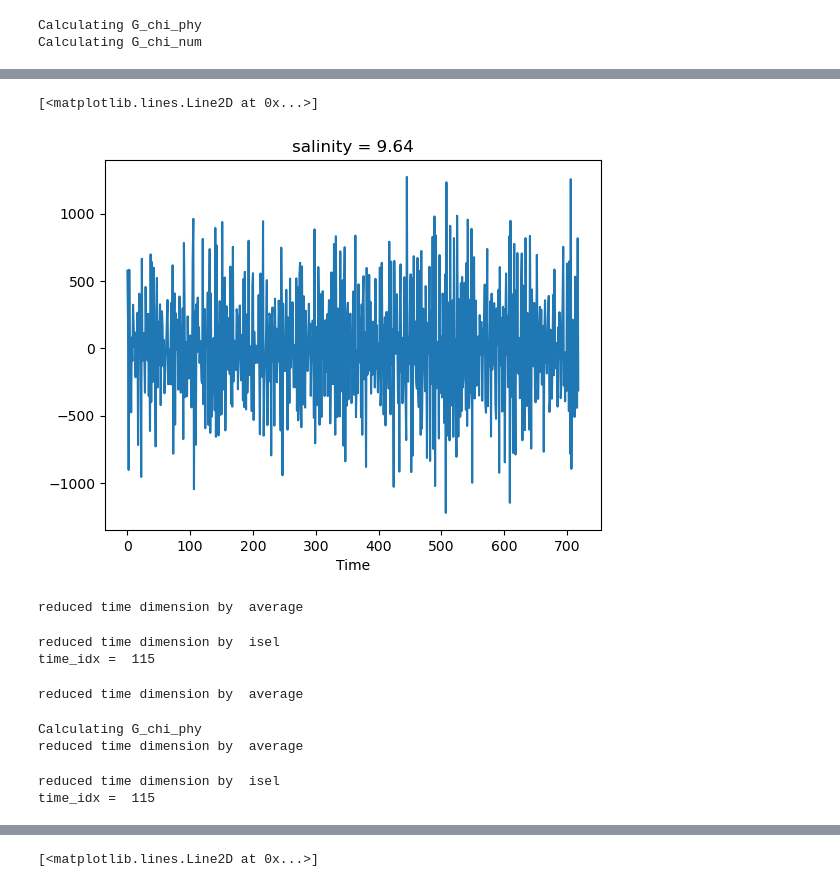
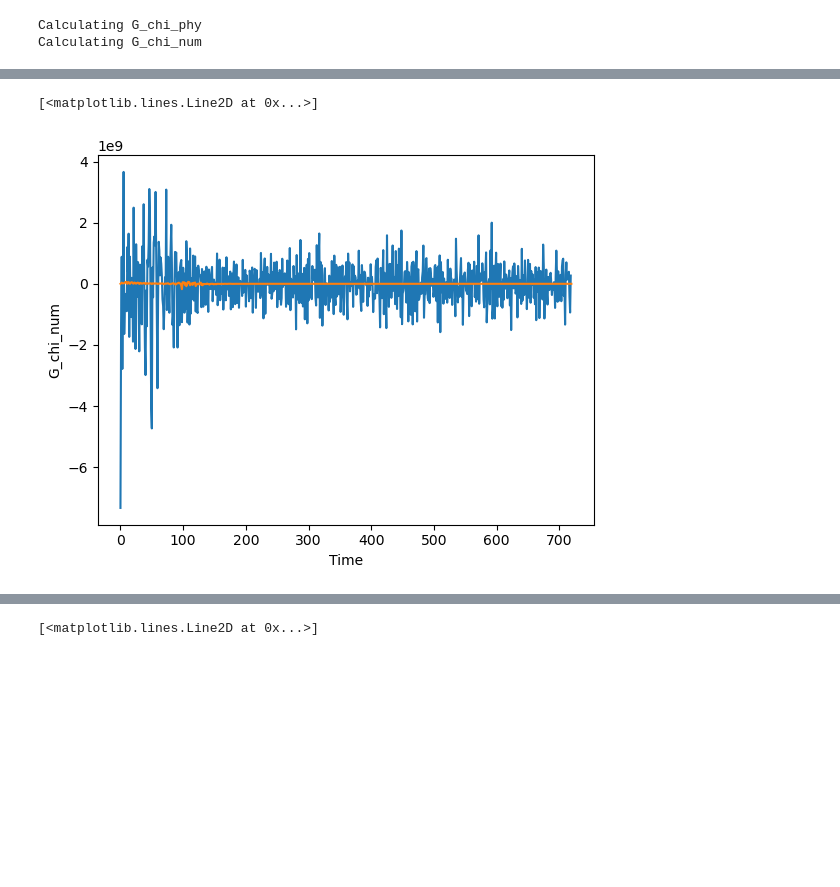
Before and after one commit to kailauyeda/WMT_DVD, a Jupyter notebook: bichan/analysis/preliminary_analysis.ipynb, the cells around one changed output, grey strips where cells are left out. Cells and saved outputs as stored; diff of their text form; code cells hidden in the pictures; blank space fills up the shorter version.

```diff
--- a/bichan/analysis/preliminary_analysis.ipynb
+++ b/bichan/analysis/preliminary_analysis.ipynb
@@ -128,0 +133,4 @@ salinityHorMixTendency
+# %%
+for i in ds_output.data_vars:
+    if 'urface' in i:
+        print(i)
@@ -393,13 +354,0 @@ da_F_tendency_transformed = grid_nVertLevels.transform(tendency_F, # data we wan
-# %%
-for i in range(0,720):
-    diff = da_F_tendency_transformed.isel(Time=i).sum() - tendency_F.isel(Time=i).sum()
-    if np.abs(diff) > 1:
-        print('Time_idx where tendency is not conserved ', i)
-
-diff_array= ([])
-for i in range(0,360):
-    diff = da_F_tendency_transformed.isel(Time=0, nCells=i).sum() - tendency_F.isel(Time=0,nCells=i).sum()
-    if np.abs(diff) > 1:
-        print('nCells_idx = ', i)
-        diff_array = np.append(diff_array, diff)
-print('total difference = ', np.sum(diff_array))
@@ -715,6 +543,7 @@ grid_nVertLevels = Grid(ds_output, coords={'Z' : {'center' : 'nVertLevels', 'out
                             autoparse_metadata=False)
 # mass of every grid cell in z coords
 mass = ds_output.density * ds_output.layerThickness * mesh.areaCell
+mass = rho_0 * ds_output.layerThickness * mesh.areaCell
 
 # then remap into salinity space
 mass_transform = grid_nVertLevels.transform(mass,
@@ -765,7 +559,8 @@ nCells 0-10: diff =  0.0
 # %%
 # calculate dM>= / dt
 # take the sum of vertical cumsums (all mass below the surface for all nCells)
-dM = vert_int_mass.diff(dim = 'Time')
+dM = vert_int_mass[1:,:,:] - vert_int_mass[:-1,:,:]
+
 dt = 2 * 60 * 60 # dt = 2 hrs, need to get into units of seconds
 dM_dt = (dM / dt).transpose('salinity','nCells','Time')
 
@@ -823,29 +666,6 @@ Text(0.5, 1.0, 'Time-averaged WMT budget for $\\mathcal{M}_{\\geq}$')
 # %%
-dM_dt.sum(dim='nCells').isel(salinity=0).plot()
+G_F_num.sum(dim=['salinity','nCells']).plot()
+G_phy_comp_ds.G_chi_num.sum(dim=['salinity','nCells']).plot()
 # %% [output]
 [<matplotlib.lines.Line2D at 0x...>]
-[figure, old version]
+[figure, new version]
-# %%
-G_F_phy_avg, cumsum_G_F_phy_avg = vertical_cumsum(G_phy_comp_ds, 'G_F_phy_center', 'average')
-# %% [output]
-reduced time dimension by  average
-# %%
-G_F_phy_isel, cumsum_G_F_phy_isel = vertical_cumsum(G_phy_comp_ds, 'G_F_phy_center', 'isel', time_idx)
-# %% [output]
-reduced time dimension by  isel
-time_idx =  115
-# %%
-G_chi_phy_avg, cumsum_G_chi_phy_avg = vertical_cumsum(G_phy_comp_ds, 'G_chi_phy', 'average')
-# %% [output]
-reduced time dimension by  average
-# %%
-G_chi_phy_ds0 =  calculate_G_chi_mix('chiPhyVerSalt_center',1026, mesh, ds_output, 0.25)
-G_chi_phy_avg0, cumsum_G_chi_phy_avg0 = vertical_cumsum(G_chi_phy_ds0, 'G_chi_phy', 'average')
-# %% [output]
-Calculating G_chi_phy
-reduced time dimension by  average
-# %%
-G_chi_phy_isel, cumsum_G_chi_phy_isel = vertical_cumsum(G_phy_comp_ds, 'G_chi_phy', 'isel', time_idx)
-# %% [output]
-reduced time dimension by  isel
-time_idx =  115
```
Also changed, not shown: parts of 40 cells of this notebook.
